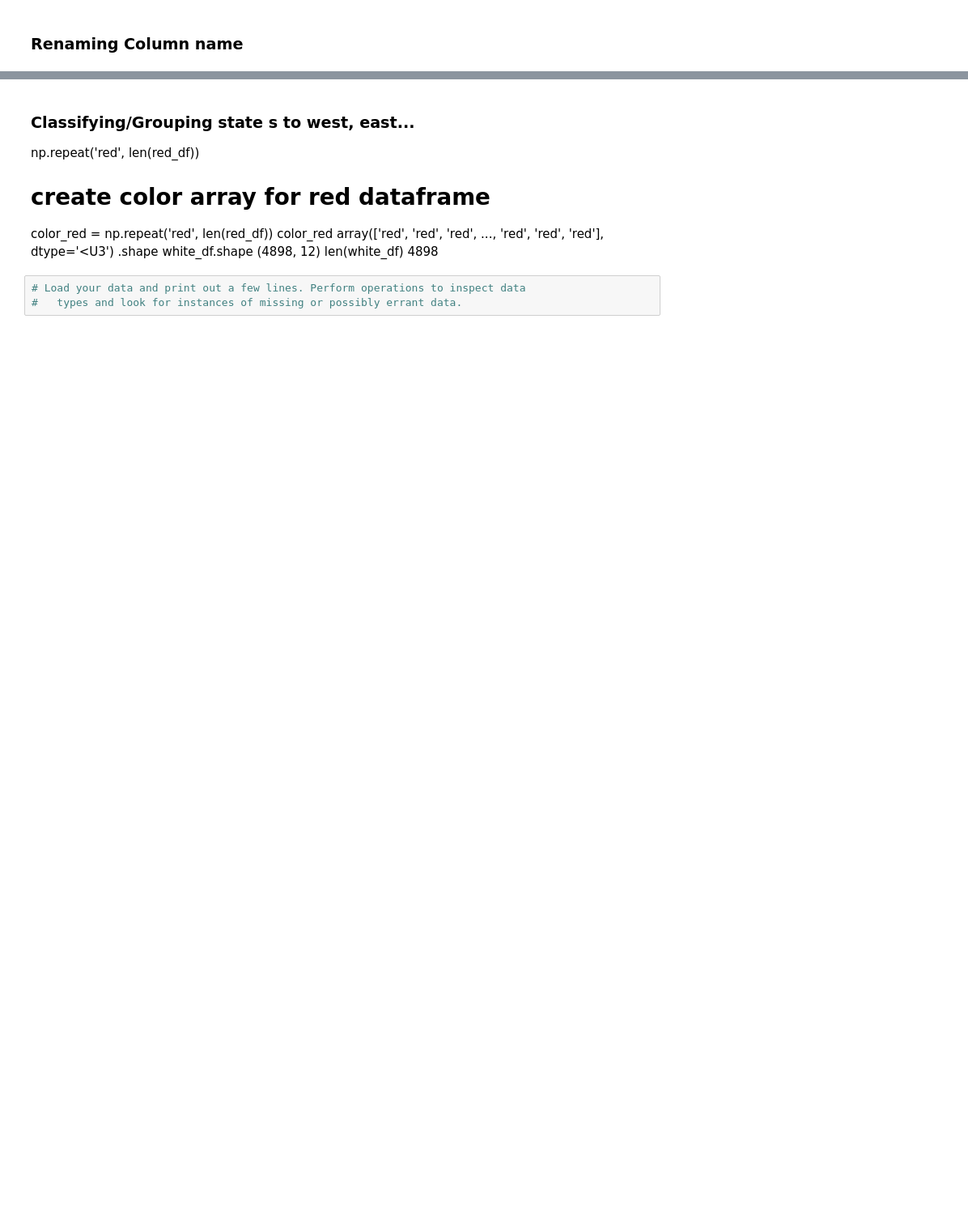
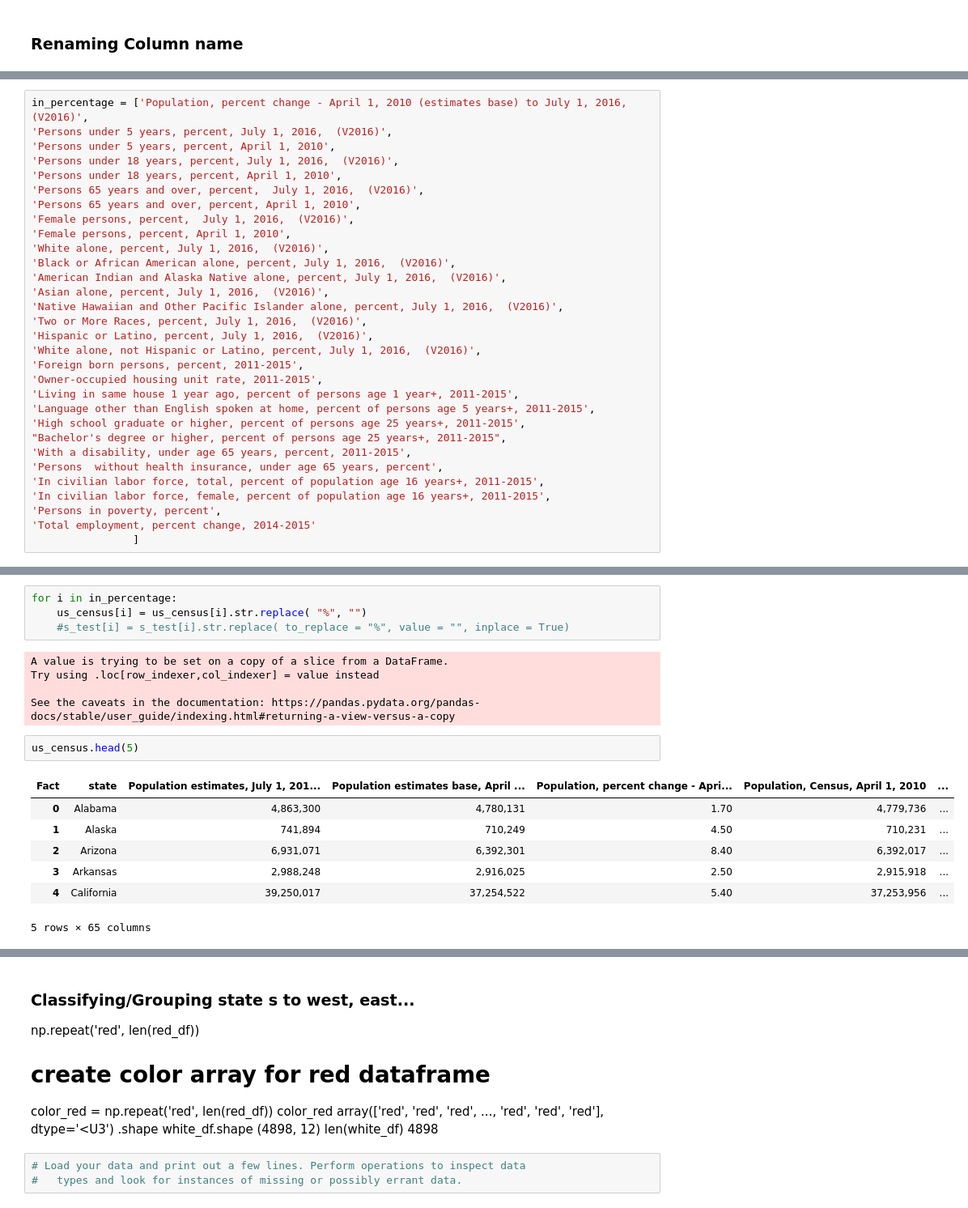
Before and after one commit to Rvd001/ALX, a Jupyter notebook: data-analysis-project-1.ipynb, the cells around one changed output, grey strips where cells are left out. Shown at 81% size. Saved outputs shown, nothing was run; the diff lists cells and outputs as text; blank space fills up the shorter version.

Commit message:
Data Analysis Project | Data Cleaning

```diff
--- a/data-analysis-project-1.ipynb
+++ b/data-analysis-project-1.ipynb
@@ -500,0 +861,31 @@ Index(['Population estimates, July 1, 2016,  (V2016)',
+# %%
+in_percentage = ['Population, percent change - April 1, 2010 (estimates base) to July 1, 2016,  (V2016)',
+'Persons under 5 years, percent, July 1, 2016,  (V2016)',
+'Persons under 5 years, percent, April 1, 2010',
+'Persons under 18 years, percent, July 1, 2016,  (V2016)',
+'Persons under 18 years, percent, April 1, 2010',
+'Persons 65 years and over, percent,  July 1, 2016,  (V2016)',
+'Persons 65 years and over, percent, April 1, 2010',
+'Female persons, percent,  July 1, 2016,  (V2016)',
+'Female persons, percent, April 1, 2010',
+'White alone, percent, July 1, 2016,  (V2016)',
+'Black or African American alone, percent, July 1, 2016,  (V2016)',
+'American Indian and Alaska Native alone, percent, July 1, 2016,  (V2016)',
+'Asian alone, percent, July 1, 2016,  (V2016)',
+'Native Hawaiian and Other Pacific Islander alone, percent, July 1, 2016,  (V2016)',
+'Two or More Races, percent, July 1, 2016,  (V2016)',
+'Hispanic or Latino, percent, July 1, 2016,  (V2016)',
+'White alone, not Hispanic or Latino, percent, July 1, 2016,  (V2016)',
+'Foreign born persons, percent, 2011-2015',
+'Owner-occupied housing unit rate, 2011-2015',
+'Living in same house 1 year ago, percent of persons age 1 year+, 2011-2015',
+'Language other than English spoken at home, percent of persons age 5 years+, 2011-2015',
+'High school graduate or higher, percent of persons age 25 years+, 2011-2015',
+"Bachelor's degree or higher, percent of persons age 25 years+, 2011-2015",
+'With a disability, under age 65 years, percent, 2011-2015',
+'Persons  without health insurance, under age 65 years, percent',
+'In civilian labor force, total, percent of population age 16 years+, 2011-2015',
+'In civilian labor force, female, percent of population age 16 years+, 2011-2015',
+'Persons in poverty, percent',
+'Total employment, percent change, 2014-2015'
+                ]
@@ -500,0 +939,19 @@ Index(['Population estimates, July 1, 2016,  (V2016)',
+# %%
+for i in in_percentage:
+    us_census[i] = us_census[i].str.replace( "%", "")
+    #s_test[i] = s_test[i].str.replace( to_replace = "%", value = "", inplace = True)
+# %% [output]
+A value is trying to be set on a copy of a slice from a DataFrame.
+Try using .loc[row_indexer,col_indexer] = value instead
+
+See the caveats in the documentation: https://pandas.pydata.org/pandas-docs/stable/user_guide/indexing.html#returning-a-view-versus-a-copy
+# %%
+us_census.head(5)
+# %% [output]
+| Fact | state | Population estimates, July 1, 201... | Population estimates base, April ... | Population, percent change - Apri... | Population, Census, April 1, 2010 | ... |
+| 0 | Alabama | 4,863,300 | 4,780,131 | 1.70 | 4,779,736 | ... |
+| 1 | Alaska | 741,894 | 710,249 | 4.50 | 710,231 | ... |
+| 2 | Arizona | 6,931,071 | 6,392,301 | 8.40 | 6,392,017 | ... |
+| 3 | Arkansas | 2,988,248 | 2,916,025 | 2.50 | 2,915,918 | ... |
+| 4 | California | 39,250,017 | 37,254,522 | 5.40 | 37,253,956 | ... |
+5 rows × 65 columns
```
Also changed, not shown: parts of 68 cells of this notebook.
